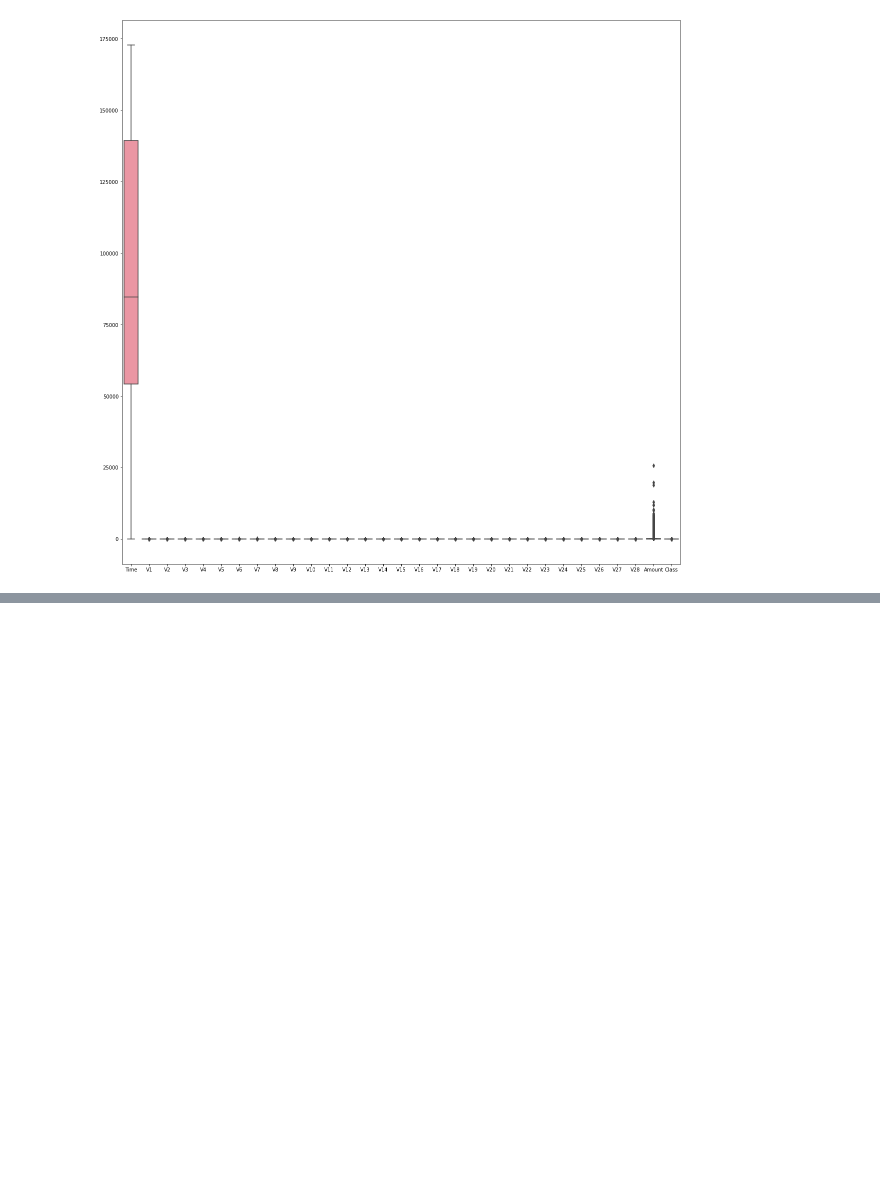
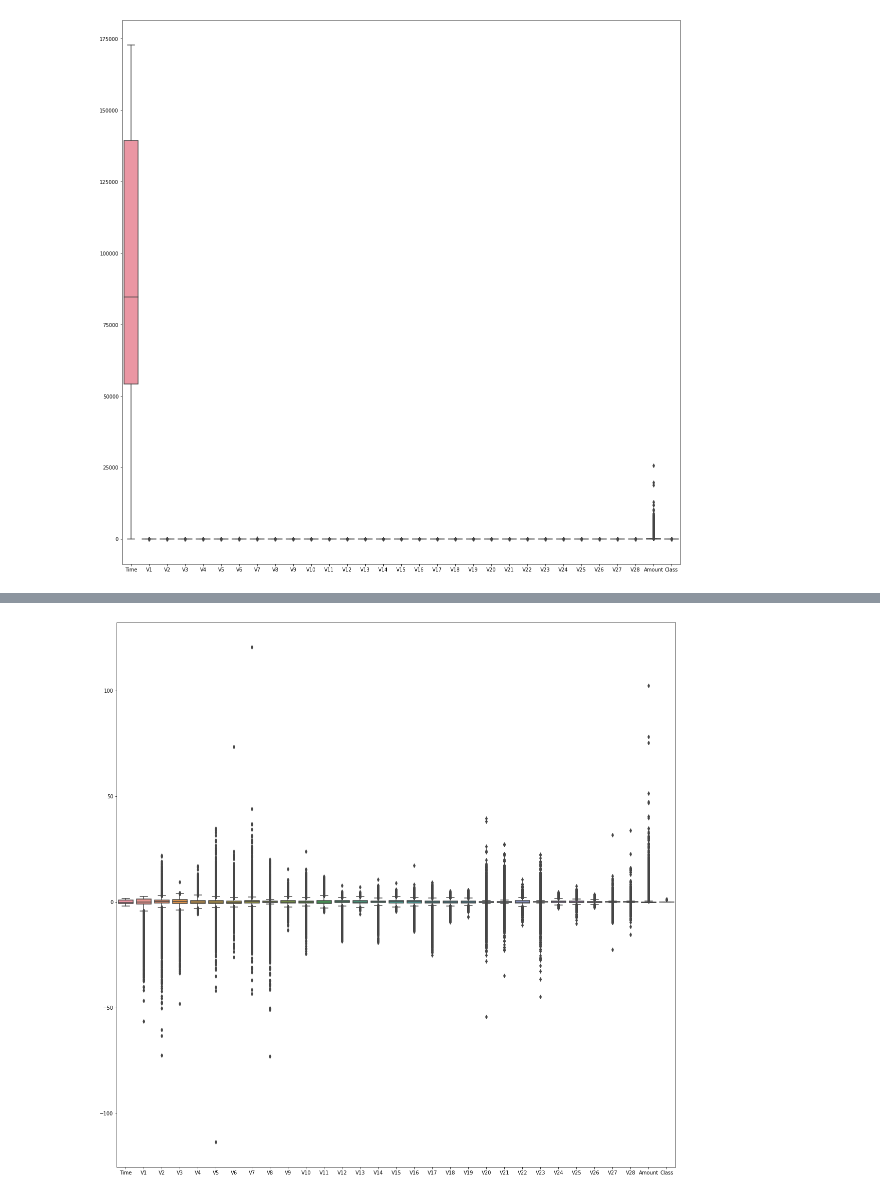
Before and after one commit to sivadhulipala1999/credit-card-fraud-detection, a Jupyter notebook: eda/data_munging.ipynb, the cells around one changed output, grey strips where cells are left out. Cells and saved outputs as stored; diff of their text form; code cells hidden in the pictures; blank space fills up the shorter version.

```diff
--- a/eda/data_munging.ipynb
+++ b/eda/data_munging.ipynb
@@ -87 +109,20 @@ We can observe that the "Amount" class has a lot of outliers. In contrast, other
+# %%
+from sklearn.preprocessing import StandardScaler
+
+scaler = StandardScaler()
+
+amount = df['Amount']
+time = df['Time']
+
+amount_scaled = scaler.fit_transform(amount.values.reshape(-1,1))
+time_scaled = scaler.fit_transform(time.values.reshape(-1,1))
+
+df['Amount'] = amount_scaled
+df['Time'] = time_scaled
+
+plt.subplots(figsize=(20, 20))
+sns.boxplot(data=df)
+plt.show()
+# %% [output]
+[figure, added]
 # %% [markdown]
```
Also changed, not shown: parts of 11 cells of this notebook.
